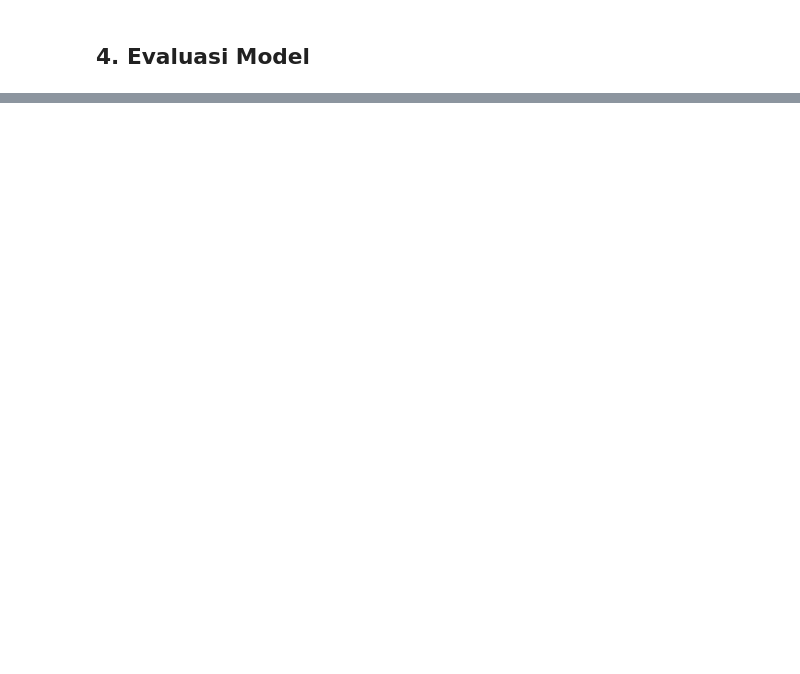
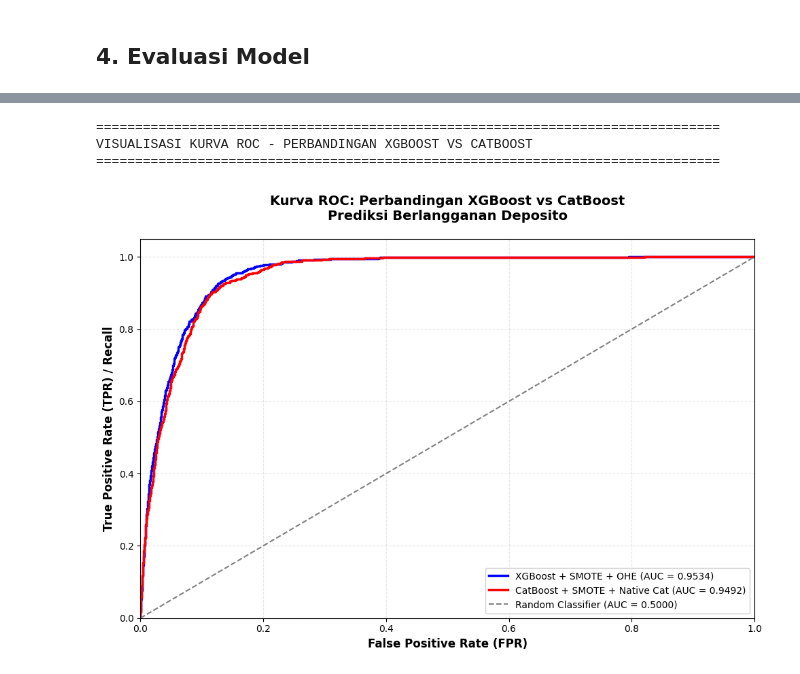
Before and after one commit to BenedictoGeraldo/CatBoost_VS_XGBoost, a Jupyter notebook: uas-machine-learning.ipynb, the cells around one changed output, grey strips where cells are left out. Saved outputs shown, nothing was run; the diff lists cells and outputs as text; code cells hidden in the pictures; blank space fills up the shorter version.

```diff
--- a/uas-machine-learning.ipynb
+++ b/uas-machine-learning.ipynb
@@ -303,51 +530,77 @@ print(results_df.T.round(4).to_markdown(numalign="left", stralign="left"))
 # %%
 # Visualisasi: Kurva ROC
-print("=" * 60)
-print("VISUALISASI KURVA ROC")
-print("=" * 60)
+print("=" * 80)
+print("VISUALISASI KURVA ROC - PERBANDINGAN XGBOOST VS CATBOOST")
+print("=" * 80)
 
 # Hitung TPR dan FPR untuk kedua model
 fpr_xgb, tpr_xgb, _ = roc_curve(y_test, y_proba_xgb)
 roc_auc_xgb = auc(fpr_xgb, tpr_xgb)
 
 fpr_cat, tpr_cat, _ = roc_curve(y_test, y_proba_cat)
 roc_auc_cat = auc(fpr_cat, tpr_cat)
 
 # Plotting
 plt.figure(figsize=(10, 7))
 
+# Plot XGBoost
+plt.plot(
+    fpr_xgb, tpr_xgb,
+    color='blue', lw=2.5,
+    label=f'XGBoost + SMOTE + OHE (AUC = {roc_auc_xgb:.4f})',
+    linestyle='-'
+)
+
 # Plot CatBoost
 plt.plot(
     fpr_cat, tpr_cat,
     color='red', lw=2.5,
-    label=f'CatBoost (AUC = {roc_auc_cat:.4f})'
-)
-
-# Plot XGBoost
-plt.plot(
-    fpr_xgb, tpr_xgb,
-    color='blue', lw=2.5,
-    label=f'XGBoost (AUC = {roc_auc_xgb:.4f})'
+    label=f'CatBoost + SMOTE + Native Cat (AUC = {roc_auc_cat:.4f})',
+    linestyle='-'
 )
 
 # Plot garis diagonal (random classifier)
-plt.plot([0, 1], [0, 1], color='gray', lw=1.5, linestyle='--', label='Random Classifier')
+plt.plot([0, 1], [0, 1], color='gray', lw=1.5, linestyle='--', label='Random Classifier (AUC = 0.5000)')
 
 # Konfigurasi plot
 plt.xlim([0.0, 1.0])
 plt.ylim([0.0, 1.05])
-plt.xlabel('False Positive Rate (FPR)', fontsize=12)
-plt.ylabel('True Positive Rate (TPR) / Recall', fontsize=12)
-plt.title('Kurva ROC: Komparasi Kinerja XGBoost vs CatBoost (SMOTE)', fontsize=14, fontweight='bold')
-plt.legend(loc="lower right", fontsize=11)
-plt.grid(True, alpha=0.3)
+plt.xlabel('False Positive Rate (FPR)', fontsize=12, fontweight='bold')
+plt.ylabel('True Positive Rate (TPR) / Recall', fontsize=12, fontweight='bold')
+plt.title('Kurva ROC: Perbandingan XGBoost vs CatBoost\nPrediksi Berlangganan Deposito',
+          fontsize=14, fontweight='bold', pad=20)
+plt.legend(loc="lower right", fontsize=10, framealpha=0.9)
+plt.grid(True, alpha=0.3, linestyle='--')
 plt.tight_layout()
 plt.show()
 
-print(f"\n📊 Interpretasi AUC-ROC:")
-print(f"   - XGBoost: {roc_auc_xgb:.4f}")
-print(f"   - CatBoost: {roc_auc_cat:.4f}")
+# Interpretasi AUC-ROC
+print(f"\n📊 INTERPRETASI KURVA ROC:")
+print("=" * 80)
+print(f"\n✓ XGBoost + SMOTE + OHE                    : AUC-ROC = {roc_auc_xgb:.4f}")
+print(f"✓ CatBoost + SMOTE + Native Categorical   : AUC-ROC = {roc_auc_cat:.4f}")
+
+diff = abs(roc_auc_xgb - roc_auc_cat)
 if roc_auc_xgb > roc_auc_cat:
-    print(f"   ✅ XGBoost memiliki performa lebih baik (+{(roc_auc_xgb-roc_auc_cat):.4f})")
+    print(f"\n🏆 XGBoost unggul dengan selisih AUC-ROC: +{diff:.4f} ({(diff/roc_auc_cat*100):.2f}%)")
 else:
-    print(f"   ✅ CatBoost memiliki performa lebih baik (+{(roc_auc_cat-roc_auc_xgb):.4f})")
+    print(f"\n🏆 CatBoost unggul dengan selisih AUC-ROC: +{diff:.4f} ({(diff/roc_auc_xgb*100):.2f}%)")
+
+print(f"\n💡 Makna AUC-ROC:")
+print(f"   • 0.90 - 1.00 : Excellent (Sangat Baik)")
+print(f"   • 0.80 - 0.90 : Good (Baik)")
+print(f"   • 0.70 - 0.80 : Fair (Cukup)")
+print(f"   • 0.60 - 0.70 : Poor (Kurang)")
+print(f"   • 0.50 - 0.60 : Fail (Gagal)")
+
+if roc_auc_xgb >= 0.90 and roc_auc_cat >= 0.90:
+    print(f"\n✅ Kedua model menunjukkan performa EXCELLENT untuk prediksi deposito!")
+elif roc_auc_xgb >= 0.80 or roc_auc_cat >= 0.80:
+    print(f"\n✅ Model menunjukkan performa GOOD-EXCELLENT untuk prediksi deposito!")
+
+print("\n" + "=" * 80)
+# %% [output]
+================================================================================
+VISUALISASI KURVA ROC - PERBANDINGAN XGBOOST VS CATBOOST
+================================================================================
+[figure, added]
```
Also changed, not shown: parts of 14 cells of this notebook, 4 other files.
